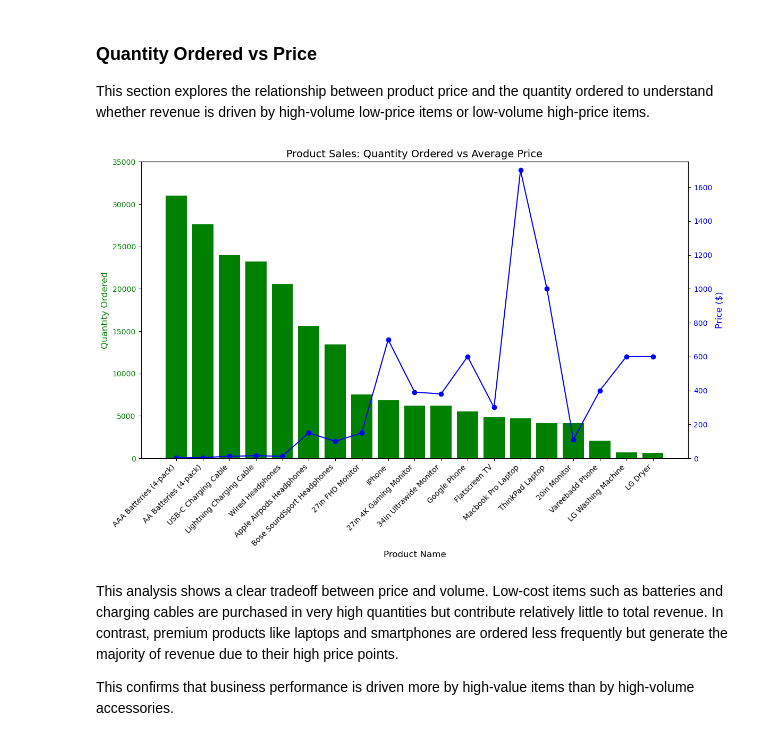
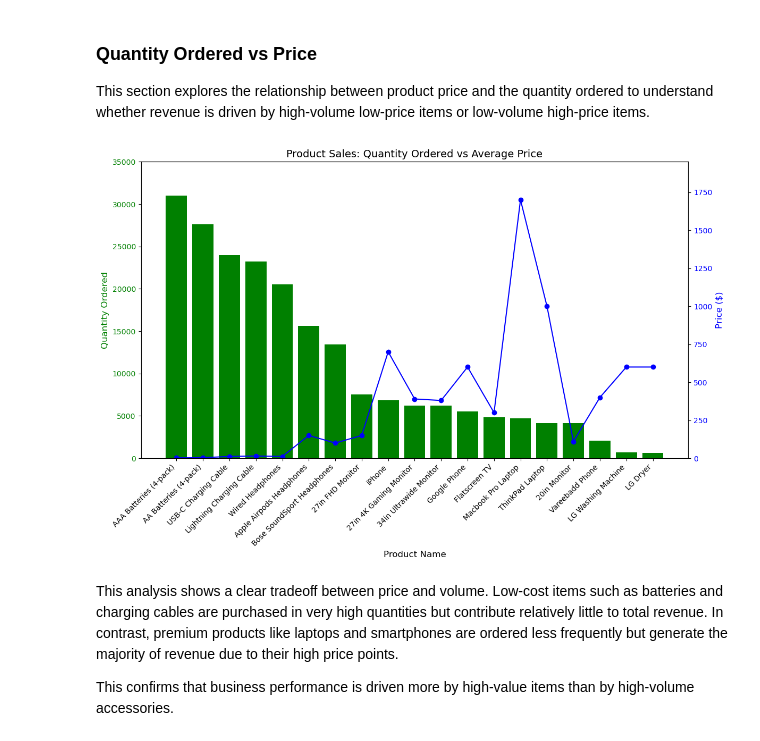
Before and after one commit to jm-nwachukwu/us-superstore-analysis, a Jupyter notebook: notebooks/03_eda.ipynb, the cells around one changed output. Drawn from its saved outputs; the diff is of its cells as text; code cells hidden in the pictures.

```diff
--- a/notebooks/03_eda.ipynb
+++ b/notebooks/03_eda.ipynb
@@ -241,35 +241,35 @@ This section explores the relationship between product price and the quantity or
 # %%
 product_summary = df.groupby('Product').agg({
     'Quantity Ordered': 'sum',
     'Price Each': 'mean'
 }).sort_values('Quantity Ordered', ascending=False)
 
 fig, ax1 = plt.subplots(figsize=(12, 8))  # Increase height for vertical space
 
 # --- Bar chart for quantity (Left Y-axis) ---
 ax1.bar(product_summary.index, product_summary['Quantity Ordered'], color='green')
 ax1.set_xlabel('Product Name', fontsize=12)
 ax1.set_ylabel('Quantity Ordered', color='green', fontsize=12)
 ax1.tick_params(axis='y', labelcolor='green')
 ax1.set_ylim(0, 35000)  # Give headroom above tallest bar
 ax1.grid(False)
 
 # --- Line chart for price (Right Y-axis) ---
 ax2 = ax1.twinx()
 ax2.plot(product_summary.index, product_summary['Price Each'], color='blue', marker='o')
 ax2.set_ylabel('Price ($)', color='blue', fontsize=12)
 ax2.tick_params(axis='y', labelcolor='blue')
-ax2.set_ylim(0, 1750)
+ax2.set_ylim(0, 1950)
 
 # --- General plot customizations ---
 plt.title('Product Sales: Quantity Ordered vs Average Price', fontsize=14)
 ax1.set_xticklabels(product_summary.index, rotation=45, ha='right', fontsize=10)
 fig.tight_layout()
 plt.show()
 
 # Finally a nice chart
 # %% [output]
-[figure, old version]
+[figure, new version]
 # %% [markdown]
 This analysis shows a clear tradeoff between price and volume. Low-cost items such as batteries and charging cables are purchased in very high quantities but contribute relatively little to total revenue. In contrast, premium products like laptops and smartphones are ordered less frequently but generate the majority of revenue due to their high price points.
 
```
Also changed, not shown: parts of 9 cells of this notebook.
